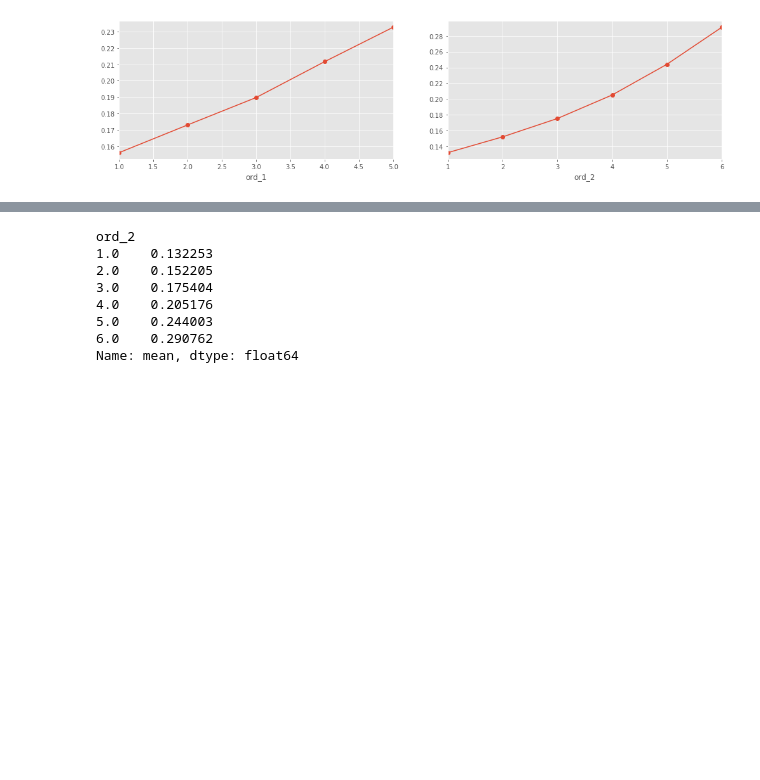
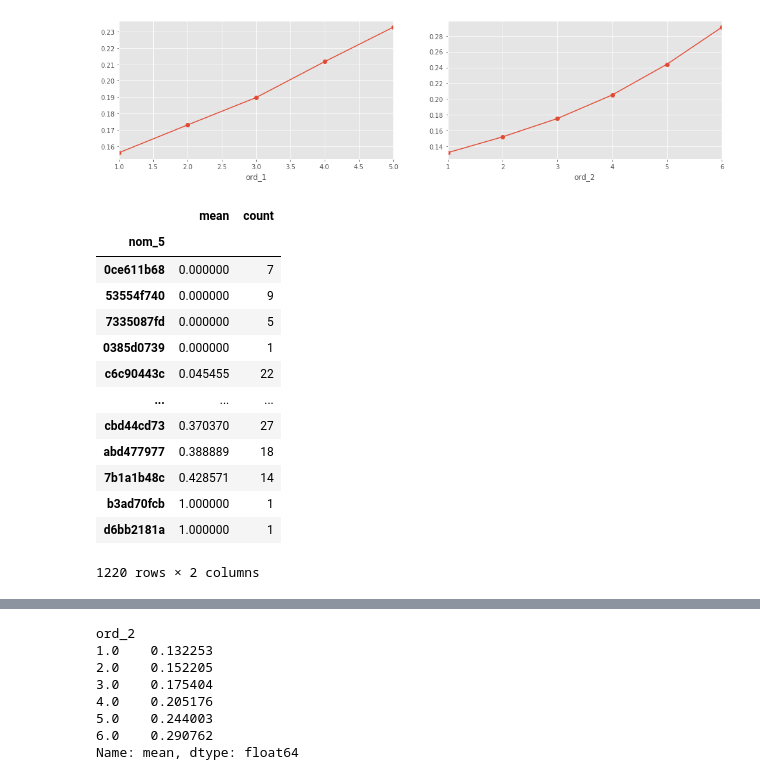
Before and after one commit to viktorsapozhok/cafeen, a Jupyter notebook: notebooks/1_eda.ipynb, the cells around one changed output, grey strips where cells are left out. Saved outputs shown, nothing was run; the diff lists cells and outputs as text; code cells hidden in the pictures; blank space fills up the shorter version.

```diff
--- a/notebooks/1_eda.ipynb
+++ b/notebooks/1_eda.ipynb
@@ -225,4 +225,23 @@ train.groupby('ord_2')['target'].mean().plot(ax=ax[1], marker='o')
 [figure]
 # %%
 import statsmodels.api as sm
+# %%
+encoding = train.groupby('nom_5')['target'].agg(['mean', 'count'])
+encoding = encoding.sort_values(by='mean')
+encoding
+# %% [output]
+|  | mean | count |
+| nom_5 |  |  |
+| 0ce611b68 | 0.000000 | 7 |
+| 53554f740 | 0.000000 | 9 |
+| 7335087fd | 0.000000 | 5 |
+| 0385d0739 | 0.000000 | 1 |
+| c6c90443c | 0.045455 | 22 |
+| ... | ... | ... |
+| cbd44cd73 | 0.370370 | 27 |
+| abd477977 | 0.388889 | 18 |
+| 7b1a1b48c | 0.428571 | 14 |
+| b3ad70fcb | 1.000000 | 1 |
+| d6bb2181a | 1.000000 | 1 |
+1220 rows × 2 columns
 # %%
```
Also changed, not shown: parts of 3 cells of this notebook, 3 other files.
